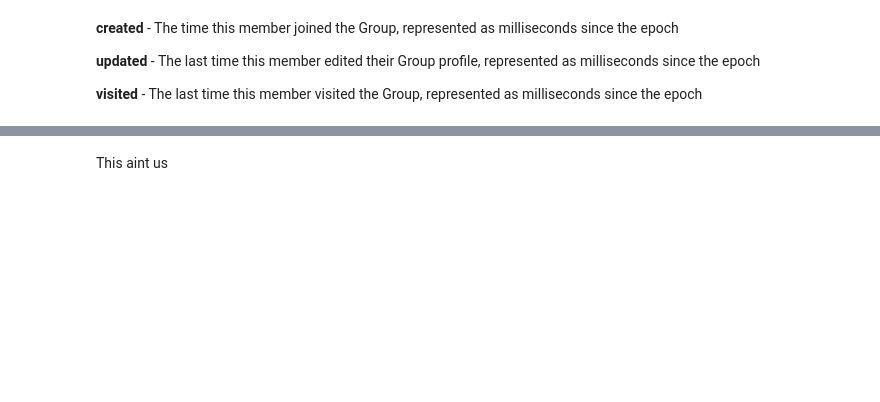
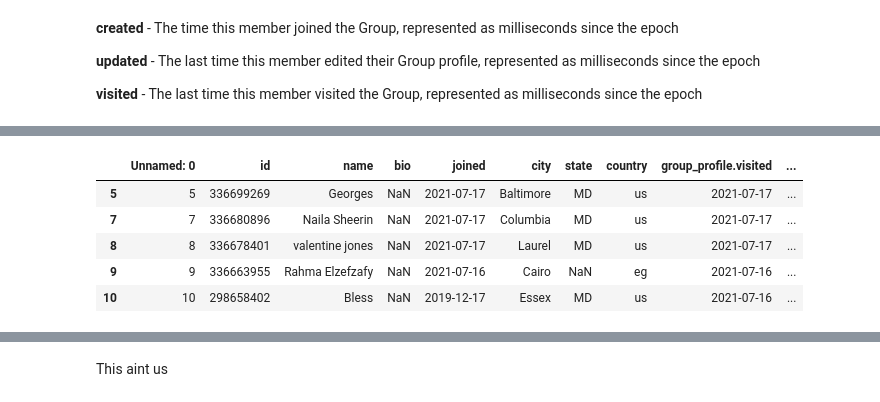
Before and after one commit to BNIA/datalabs, a Jupyter notebook: notebooks/05_amivi_meetup.ipynb, the cells around one changed output, grey strips where cells are left out. Cells and saved outputs as stored; diff of their text form; code cells hidden in the pictures; blank space fills up the shorter version.

```diff
--- a/notebooks/05_amivi_meetup.ipynb
+++ b/notebooks/05_amivi_meetup.ipynb
@@ -470,0 +480,11 @@ df.to_csv('meetup_api_member_data.csv')
+# %%
+ndf=df[ df['joined'] == df['group_profile.created']]
+# %%
+ndf.head()
+# %% [output]
+|  | Unnamed: 0 | id | name | bio | joined | city | state | country | group_profile.visited | ... |
+| 5 | 5 | 336699269 | Georges | NaN | 2021-07-17 | Baltimore | MD | us | 2021-07-17 | ... |
+| 7 | 7 | 336680896 | Naila Sheerin | NaN | 2021-07-17 | Columbia | MD | us | 2021-07-17 | ... |
+| 8 | 8 | 336678401 | valentine jones | NaN | 2021-07-17 | Laurel | MD | us | 2021-07-17 | ... |
+| 9 | 9 | 336663955 | Rahma Elzefzafy | NaN | 2021-07-16 | Cairo | NaN | eg | 2021-07-16 | ... |
+| 10 | 10 | 298658402 | Bless | NaN | 2019-12-17 | Essex | MD | us | 2021-07-16 | ... |
```
Also changed, not shown: parts of 82 cells of this notebook, 5 other files.
